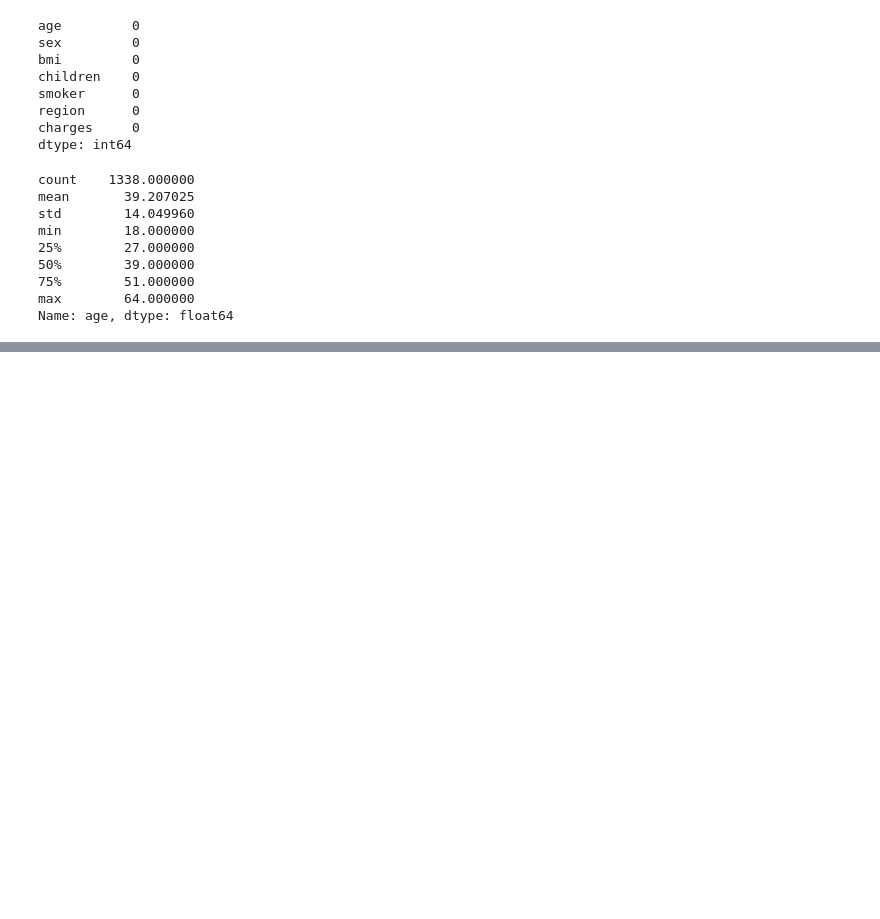
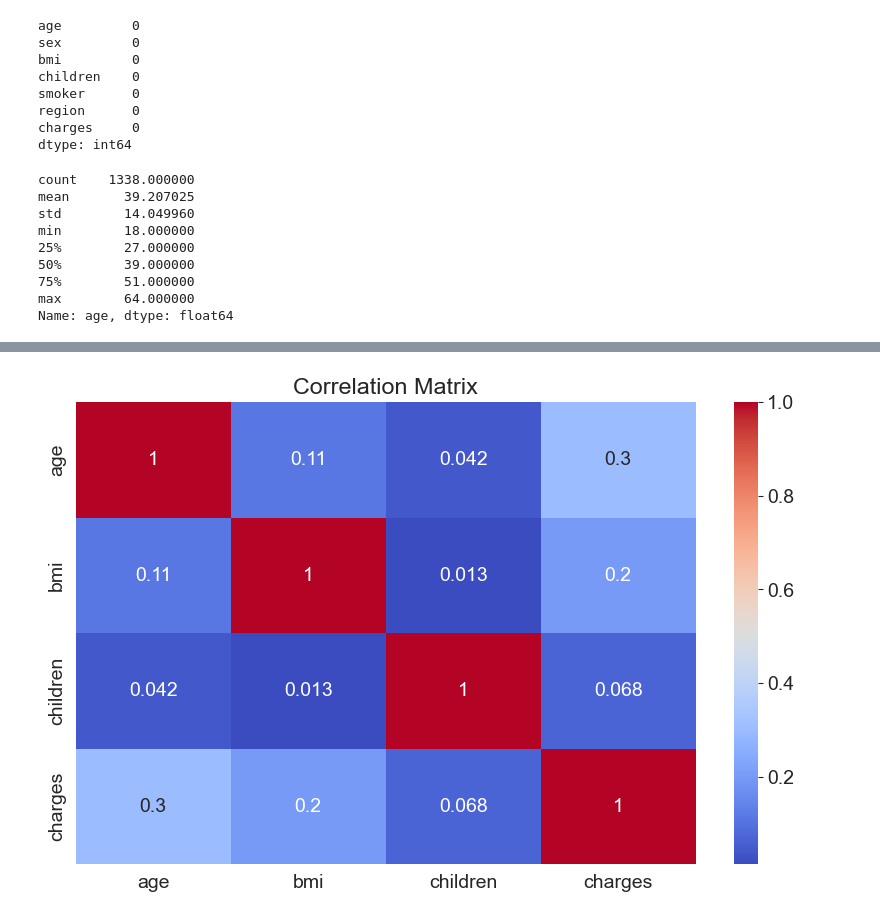
Before and after one commit to medrees-1000/sklearn, a Jupyter notebook: lecture1.ipynb, the cells around one changed output, grey strips where cells are left out. Saved outputs shown, nothing was run; the diff lists cells and outputs as text; code cells hidden in the pictures; blank space fills up the shorter version.

Commit message:
some changes to requirment file and correlation in lecture 1

```diff
--- a/lecture1.ipynb
+++ b/lecture1.ipynb
@@ -110,0 +208,3 @@ fig.show()
+# %%
+num_df = medical_df[['age', 'bmi', 'children', 'charges']]
+num_df.corr()
@@ -110,0 +217,5 @@ fig.show()
+# %%
+sns.heatmap(num_df.corr(), cmap='coolwarm', annot=True)
+plt.title('Correlation Matrix');
+# %% [output]
+[figure, added]
```
Also changed, not shown: parts of 19 cells of this notebook, 2 other files.
